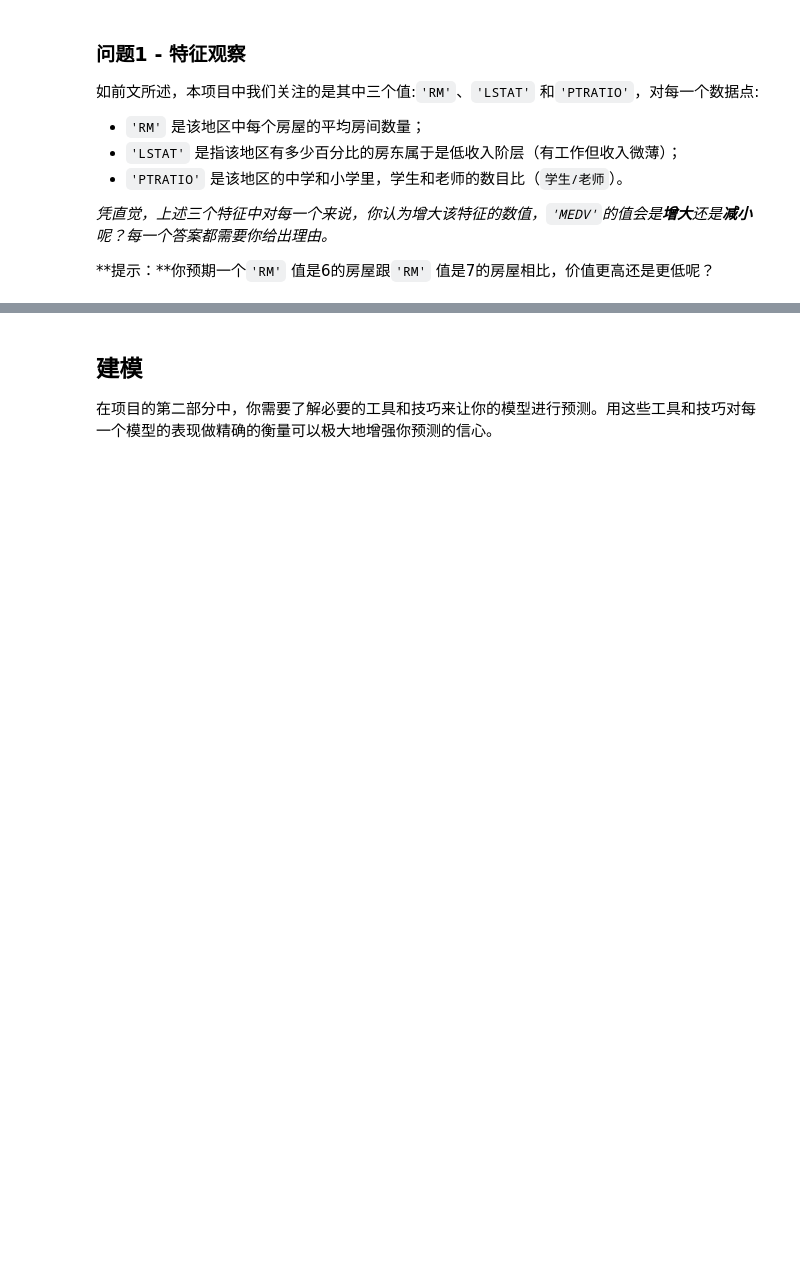
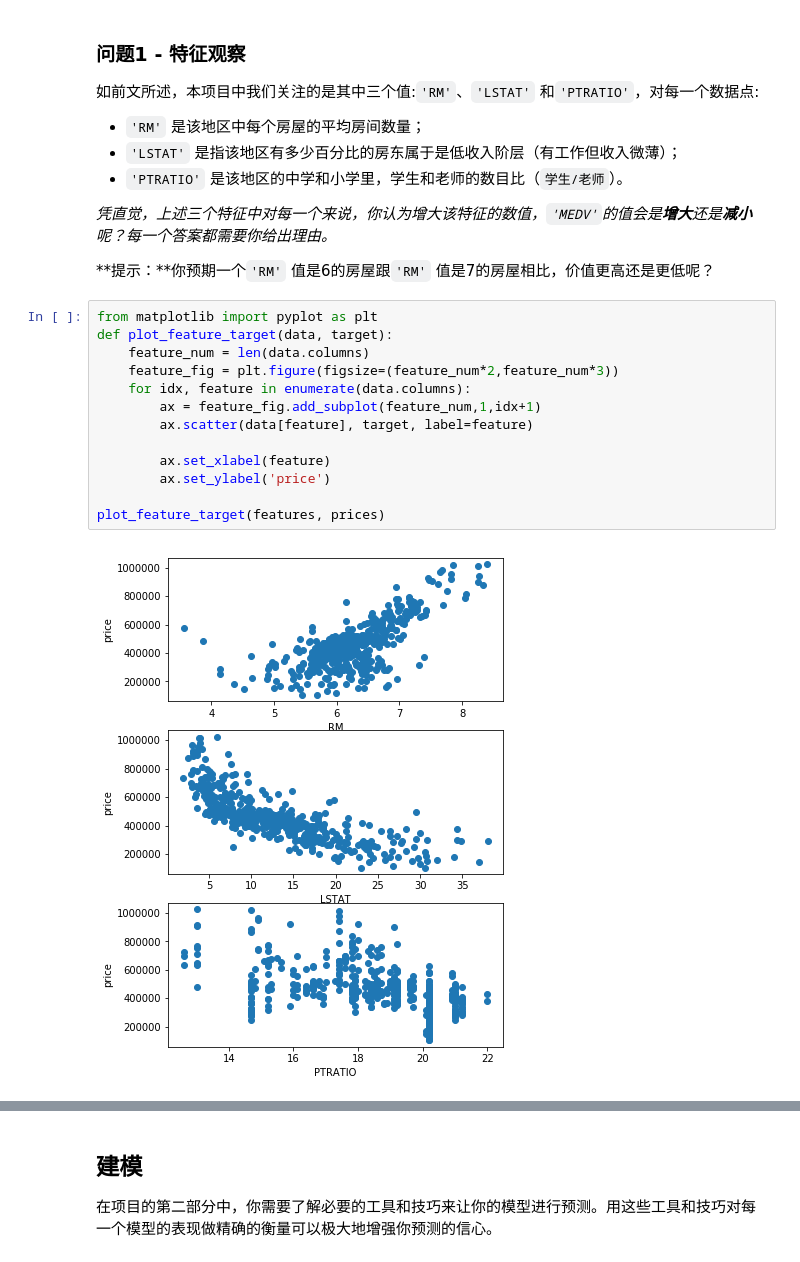
Before and after one commit to KIDJourney/machine-learning, a Jupyter notebook: projects/boston_housing/boston_housing.ipynb, the cells around one changed output, grey strips where cells are left out. Cells and saved outputs as stored; diff of their text form; blank space fills up the shorter version.

```diff
--- a/projects/boston_housing/boston_housing.ipynb
+++ b/projects/boston_housing/boston_housing.ipynb
@@ -102,5 +102,20 @@ Standard deviation of prices: $165,171.13
 _凭直觉，上述三个特征中对每一个来说，你认为增大该特征的数值，`'MEDV'`的值会是**增大**还是**减小**呢？每一个答案都需要你给出理由。_
 
 **提示：**你预期一个`'RM'` 值是6的房屋跟`'RM'` 值是7的房屋相比，价值更高还是更低呢？
+# %%
+from matplotlib import pyplot as plt
+def plot_feature_target(data, target):
+    feature_num = len(data.columns)
+    feature_fig = plt.figure(figsize=(feature_num*2,feature_num*3))
+    for idx, feature in enumerate(data.columns):
+        ax = feature_fig.add_subplot(feature_num,1,idx+1)
+        ax.scatter(data[feature], target, label=feature)
+
+        ax.set_xlabel(feature)
+        ax.set_ylabel('price')
+
+plot_feature_target(features, prices)
+# %% [output]
+[figure, added]
 # %% [markdown]
 **回答: **
```
Also changed, not shown: parts of 21 cells of this notebook, 1 other file.
